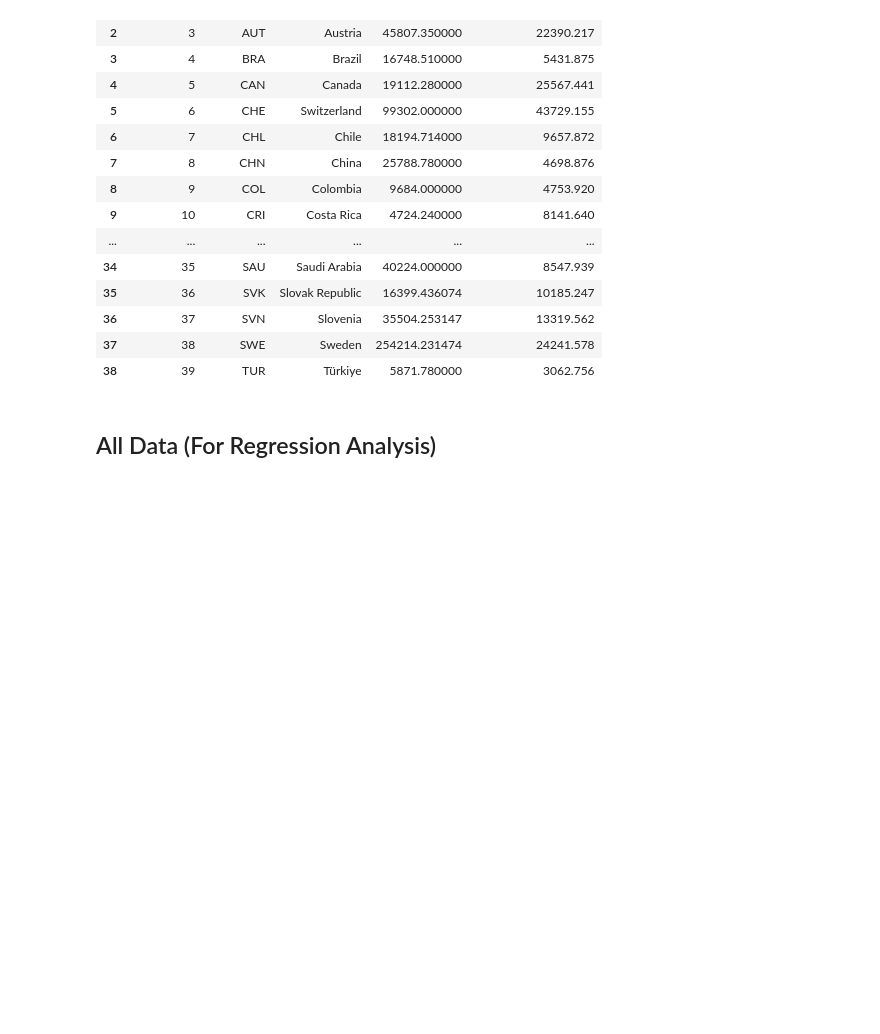
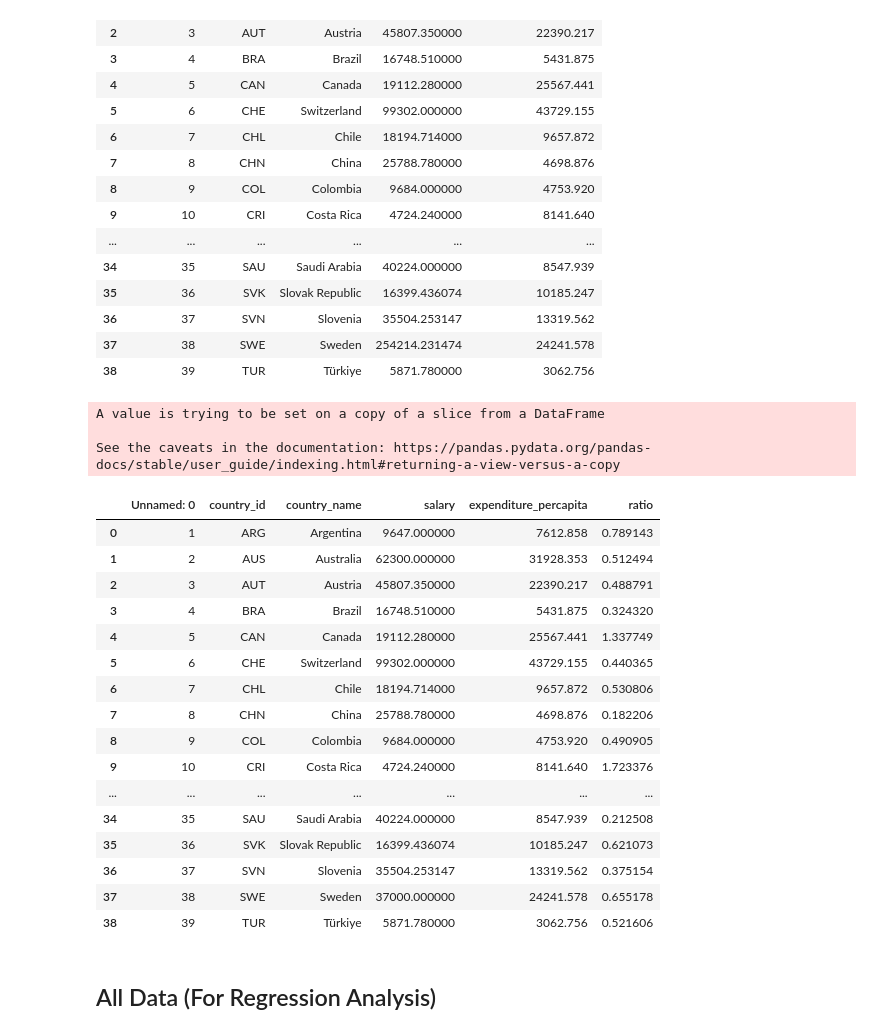
Before and after one commit to nurkhamidah/Education_Dashboard, a Jupyter notebook: object.ipynb, the cells around one changed output. Cells and saved outputs as stored; diff of their text form; code cells hidden in the pictures; blank space fills up the shorter version.

Commit message:
commit 4 - plot data 1

```diff
--- a/object.ipynb
+++ b/object.ipynb
@@ -104,3 +264,29 @@ salary
 | 36 | 37 | SVN | Slovenia | 35504.253147 | 13319.562 |
 | 37 | 38 | SWE | Sweden | 254214.231474 | 24241.578 |
 | 38 | 39 | TUR | Türkiye | 5871.780000 | 3062.756 |
+# %%
+salary['salary'][salary['country_id'] == 'SWE'] = 37000
+salary_use = salary
+salary_use['ratio'] = salary['expenditure_percapita']/salary_use['salary']
+salary_use
+# %% [output]
+A value is trying to be set on a copy of a slice from a DataFrame
+
+See the caveats in the documentation: https://pandas.pydata.org/pandas-docs/stable/user_guide/indexing.html#returning-a-view-versus-a-copy
+|  | Unnamed: 0 | country_id | country_name | salary | expenditure_percapita | ratio |
+| 0 | 1 | ARG | Argentina | 9647.000000 | 7612.858 | 0.789143 |
+| 1 | 2 | AUS | Australia | 62300.000000 | 31928.353 | 0.512494 |
+| 2 | 3 | AUT | Austria | 45807.350000 | 22390.217 | 0.488791 |
+| 3 | 4 | BRA | Brazil | 16748.510000 | 5431.875 | 0.324320 |
+| 4 | 5 | CAN | Canada | 19112.280000 | 25567.441 | 1.337749 |
+| 5 | 6 | CHE | Switzerland | 99302.000000 | 43729.155 | 0.440365 |
+| 6 | 7 | CHL | Chile | 18194.714000 | 9657.872 | 0.530806 |
+| 7 | 8 | CHN | China | 25788.780000 | 4698.876 | 0.182206 |
+| 8 | 9 | COL | Colombia | 9684.000000 | 4753.920 | 0.490905 |
+| 9 | 10 | CRI | Costa Rica | 4724.240000 | 8141.640 | 1.723376 |
+| ... | ... | ... | ... | ... | ... | ... |
+| 34 | 35 | SAU | Saudi Arabia | 40224.000000 | 8547.939 | 0.212508 |
+| 35 | 36 | SVK | Slovak Republic | 16399.436074 | 10185.247 | 0.621073 |
+| 36 | 37 | SVN | Slovenia | 35504.253147 | 13319.562 | 0.375154 |
+| 37 | 38 | SWE | Sweden | 37000.000000 | 24241.578 | 0.655178 |
+| 38 | 39 | TUR | Türkiye | 5871.780000 | 3062.756 | 0.521606 |
```
Also changed, not shown: parts of 11 cells of this notebook, 1 other file.
